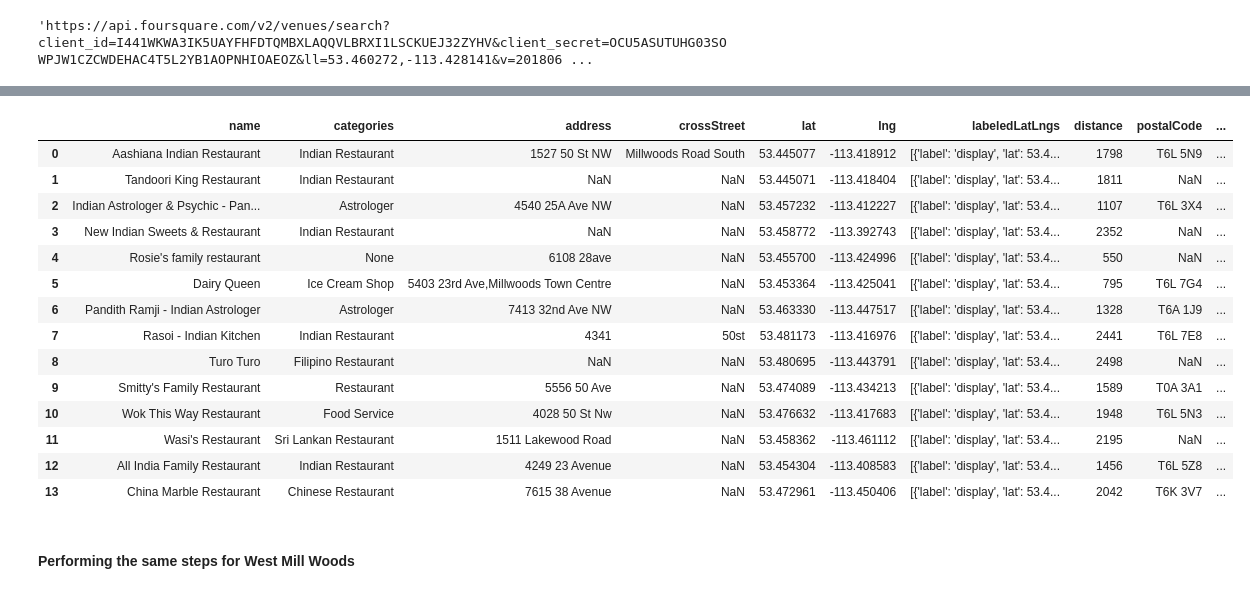
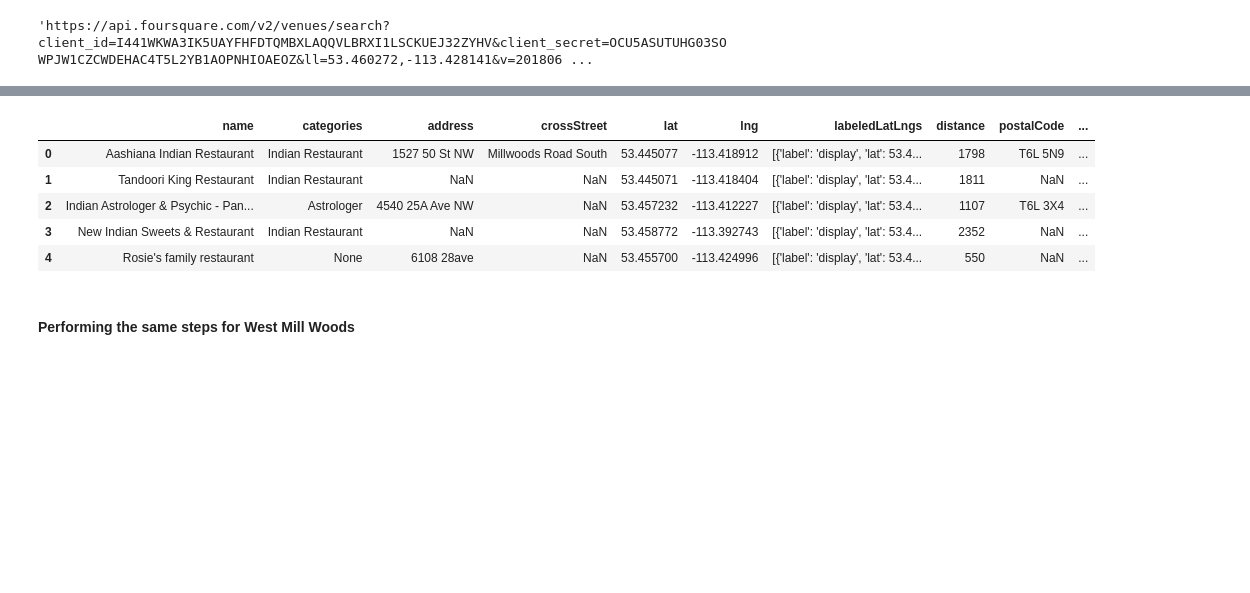
Before and after one commit to apk1991/Coursera_Capstone, a Jupyter notebook: Battle of Neighborhoods.ipynb, the cells around one changed output, grey strips where cells are left out. Drawn from its saved outputs; the diff is of its cells as text; code cells hidden in the pictures; blank space fills up the shorter version.

```diff
--- a/Battle of Neighborhoods.ipynb
+++ b/Battle of Neighborhoods.ipynb
@@ -252,43 +241,34 @@ dataframe.head()
 # %%
 # keep only columns that include venue name, and anything that is associated with location
 filtered_columns = ['name', 'categories'] + [col for col in dataframe.columns if col.startswith('location.')] + ['id']
 dataframe_filtered = dataframe.loc[:, filtered_columns]
 
 # function that extracts the category of the venue
 def get_category_type(row):
     try:
         categories_list = row['categories']
     except:
         categories_list = row['venue.categories']
 
     if len(categories_list) == 0:
         return None
     else:
         return categories_list[0]['name']
 
 # filter the category for each row
 dataframe_filtered['categories'] = dataframe_filtered.apply(get_category_type, axis=1)
 
 # clean column names by keeping only last term
 dataframe_filtered.columns = [column.split('.')[-1] for column in dataframe_filtered.columns]
 
-dataframe_filtered
+dataframe_filtered.head()
 # %% [output]
 |  | name | categories | address | crossStreet | lat | lng | labeledLatLngs | distance | postalCode | ... |
 | 0 | Aashiana Indian Restaurant | Indian Restaurant | 1527 50 St NW | Millwoods Road South | 53.445077 | -113.418912 | [{'label': 'display', 'lat': 53.4... | 1798 | T6L 5N9 | ... |
 | 1 | Tandoori King Restaurant | Indian Restaurant | NaN | NaN | 53.445071 | -113.418404 | [{'label': 'display', 'lat': 53.4... | 1811 | NaN | ... |
 | 2 | Indian Astrologer & Psychic - Pan... | Astrologer | 4540 25A Ave NW | NaN | 53.457232 | -113.412227 | [{'label': 'display', 'lat': 53.4... | 1107 | T6L 3X4 | ... |
 | 3 | New Indian Sweets & Restaurant | Indian Restaurant | NaN | NaN | 53.458772 | -113.392743 | [{'label': 'display', 'lat': 53.4... | 2352 | NaN | ... |
 | 4 | Rosie's family restaurant | None | 6108 28ave | NaN | 53.455700 | -113.424996 | [{'label': 'display', 'lat': 53.4... | 550 | NaN | ... |
-| 5 | Dairy Queen | Ice Cream Shop | 5403 23rd Ave,Millwoods Town Centre | NaN | 53.453364 | -113.425041 | [{'label': 'display', 'lat': 53.4... | 795 | T6L 7G4 | ... |
-| 6 | Pandith Ramji - Indian Astrologer | Astrologer | 7413 32nd Ave NW | NaN | 53.463330 | -113.447517 | [{'label': 'display', 'lat': 53.4... | 1328 | T6A 1J9 | ... |
-| 7 | Rasoi - Indian Kitchen | Indian Restaurant | 4341 | 50st | 53.481173 | -113.416976 | [{'label': 'display', 'lat': 53.4... | 2441 | T6L 7E8 | ... |
-| 8 | Turo Turo | Filipino Restaurant | NaN | NaN | 53.480695 | -113.443791 | [{'label': 'display', 'lat': 53.4... | 2498 | NaN | ... |
-| 9 | Smitty's Family Restaurant | Restaurant | 5556 50 Ave | NaN | 53.474089 | -113.434213 | [{'label': 'display', 'lat': 53.4... | 1589 | T0A 3A1 | ... |
-| 10 | Wok This Way Restaurant | Food Service | 4028 50 St Nw | NaN | 53.476632 | -113.417683 | [{'label': 'display', 'lat': 53.4... | 1948 | T6L 5N3 | ... |
-| 11 | Wasi's Restaurant | Sri Lankan Restaurant | 1511 Lakewood Road | NaN | 53.458362 | -113.461112 | [{'label': 'display', 'lat': 53.4... | 2195 | NaN | ... |
-| 12 | All India Family Restaurant | Indian Restaurant | 4249 23 Avenue | NaN | 53.454304 | -113.408583 | [{'label': 'display', 'lat': 53.4... | 1456 | T6L 5Z8 | ... |
-| 13 | China Marble Restaurant | Chinese Restaurant | 7615 38 Avenue | NaN | 53.472961 | -113.450406 | [{'label': 'display', 'lat': 53.4... | 2042 | T6K 3V7 | ... |
 # %% [markdown]
 #### Performing the same steps for West Mill Woods
 # %%
```
Also changed, not shown: parts of 18 cells of this notebook.
